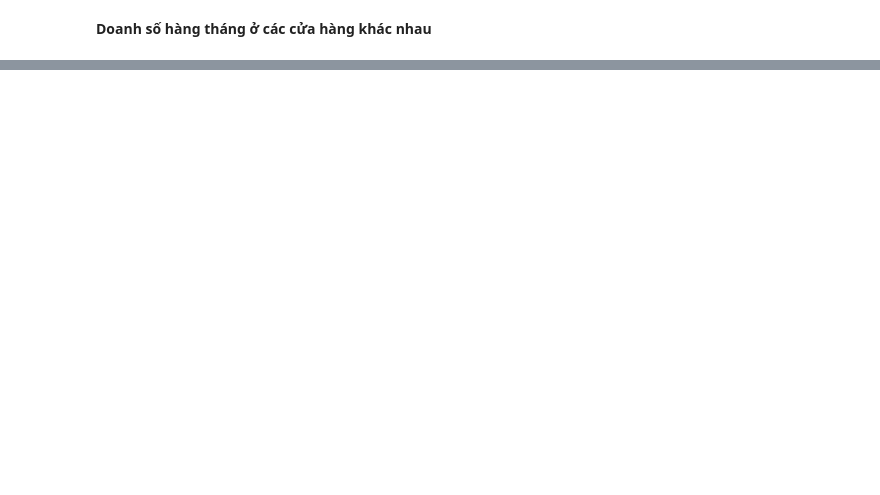
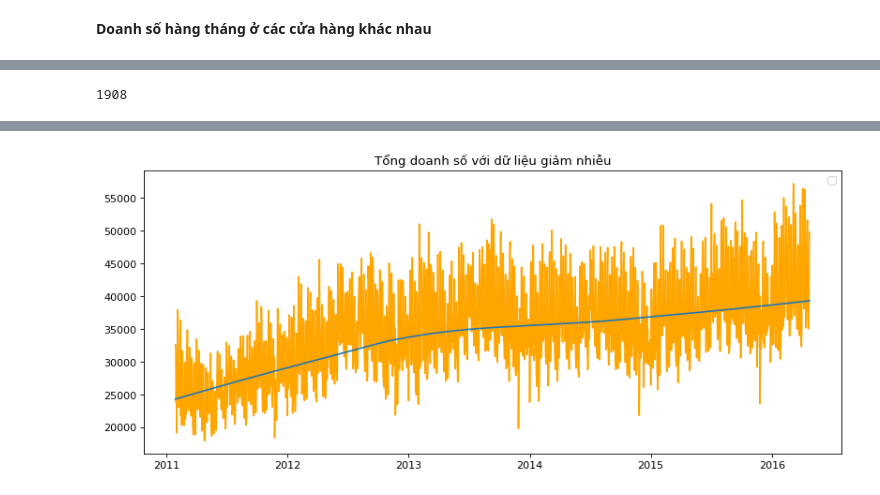
Before and after one commit to HienNguyenMinh/PythonAssignment, a Jupyter notebook: BaiTap2.ipynb, the cells around one changed output, grey strips where cells are left out. Saved outputs shown, nothing was run; the diff lists cells and outputs as text; code cells hidden in the pictures; blank space fills up the shorter version.

```diff
--- a/BaiTap2.ipynb
+++ b/BaiTap2.ipynb
@@ -228,0 +267,4 @@ plt.show()
+# %%
+#Xóa những cột có ngày 25/12 hàng năm
+smoothSales = sale2.drop(labels=[datetime.date(2011, 12, 25),datetime.date(2012, 12, 25), datetime.date(2013, 12, 25),datetime.date(2014, 12, 25),datetime.date(2015, 12, 25)],axis=1)
+smoothSales.head()
@@ -228,0 +279,22 @@ plt.show()
+# %%
+#Tính tổng ở mỗi cột từ cột thứ 6 trở đi
+S = smoothSales.iloc[:,6:].sum()
+S.head()
+S.shape[0]
+# %% [output]
+1908
+# %%
+import statsmodels.api as sm
+lowess = sm.nonparametric.lowess
+#Tính tổng ở mỗi cột từ cột thứ 6 trở đi
+S = smoothSales.iloc[:,6:].sum()
+z = lowess(S.values, range(S.shape[0]))
+#Config size và màu của lưới biểu đồ
+plt.figure(num=None, figsize=(12, 5), dpi=80, facecolor='w', edgecolor='k')
+#Vẽ biểu đồ
+plt.plot(S,color='orange')
+plt.plot(pd.Series(z[:,1],S.index))
+plt.title('Tổng doanh số với dữ liệu giảm nhiễu')
+plt.legend()
+plt.show()
+# %% [output]
@@ -228,0 +302 @@ plt.show()
+[figure, added]
```
Also changed, not shown: parts of 21 cells of this notebook.
